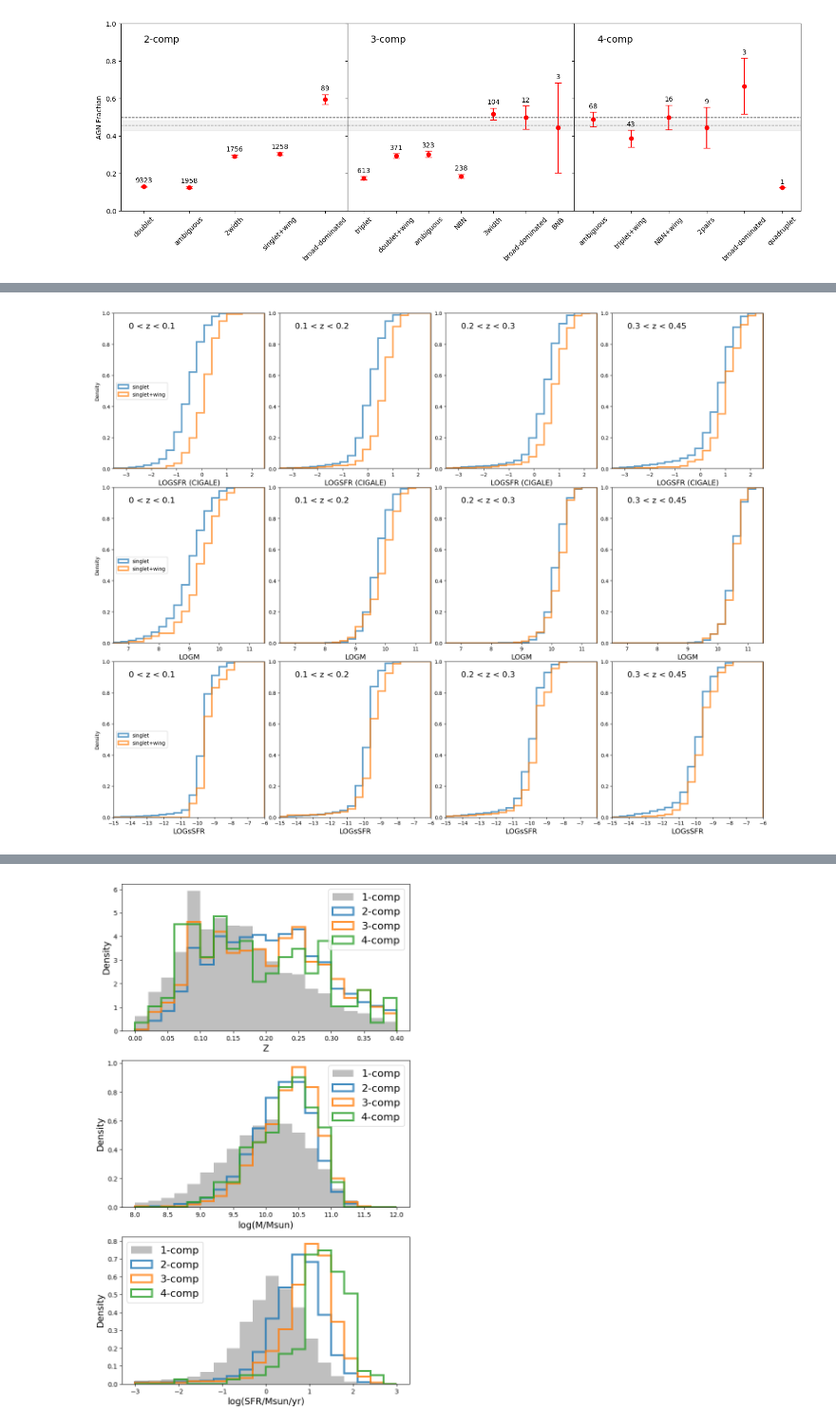
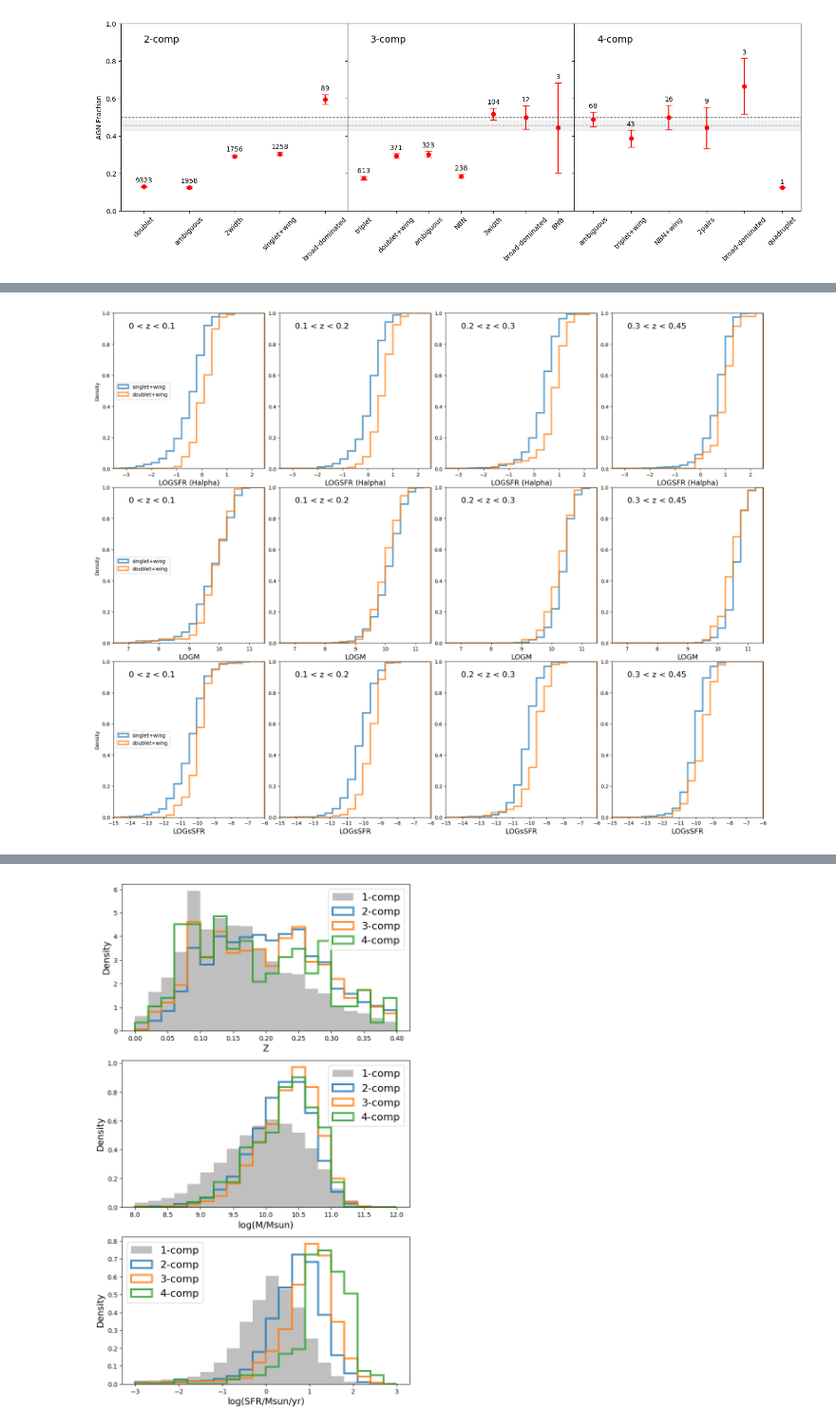
Before and after one commit to hyp0515/searching_inflow, a Jupyter notebook: classification.ipynb, the cells around one changed output, grey strips where cells are left out. Shown at 95% size. Drawn from its saved outputs; the diff is of its cells as text; code cells hidden in the pictures.

```diff
--- a/classification.ipynb
+++ b/classification.ipynb
@@ -95,6 +95,7 @@ dp_components.head()
 # SIGMA[SIGMA[0]*SIGMA[1]*SIGMA[2]*SIGMA[3] > 0].head(50)
 # %%
 classification = DP.classify_kinematics(dp_components=dp_components[dp_components['TARGETID'].isin(dp_parent[dp_parent['N_COMP_FIT'] != 0]['TARGETID'])],
+                                        dp_parent=dp_parent[dp_parent['N_COMP_FIT'] != 0],
                                         drop_insig=True,
                                         bpt=dp_components[dp_components['TARGETID'].isin(dp_parent[dp_parent['N_COMP_FIT'] != 0]['TARGETID'])])
 # %%
@@ -182,7 +183,7 @@ ax[0].set_ylabel('AGN Fraction')
 Text(0, 0.5, 'AGN Fraction')
 [figure]
 # %%
-crit = (classification['N_KIN']==1)
+crit = (classification['N_KIN']==3) & (classification['KIN_CLASS']=='triplet') & (classification['AMP_LINE'] == 'Halpha')
 print(classification[crit]['AGN_FRAC'].describe())
 classification[crit].sort_values(by='AGN_FRAC', ascending=False).head(50)
 # %% [output]
@@ -233,3 +236,8 @@ classification[classification['TARGETID']==39627812436446420]
 # crits = [crit_1, crit_2, crit_3]
 # labels = ['singlet+wing', 'doublet+wing', 'triplet+wing']
+# %%
+crit_1 = ((classification['KIN_CLASS']=='singlet+wing')|(classification['KIN_CLASS']=='2width')) & (classification['N_KIN']==2) & (classification['LOGSFR']>-15)
+crit_2 = (classification['KIN_CLASS']=='doublet+wing') & (classification['N_KIN']==3) & (classification['LOGSFR']>-15)
+crits = [crit_1, crit_2]
+labels = ['singlet+wing', 'doublet+wing']
 # %%
@@ -242,6 +252,6 @@ classification[classification['TARGETID']==39627812436446420]
 # %%
-crit_1 = (classification['N_KIN']==1) & (classification['CNT_SF']==1)
-crit_2 = ((classification['KIN_CLASS']=='singlet+wing')|(classification['KIN_CLASS']=='2width')) & (classification['N_KIN']==2) & (classification['CNT_SF']==2)
-crits = [crit_1, crit_2]
-labels = ['singlet', 'singlet+wing']
+# crit_1 = (classification['N_KIN']==1) & (classification['LOGSFR']>-15)
+# crit_2 = ((classification['KIN_CLASS']=='singlet+wing')|(classification['KIN_CLASS']=='2width')) & (classification['N_KIN']==2) & (classification['LOGSFR']>-15)
+# crits = [crit_1, crit_2]
+# labels = ['singlet', 'singlet+wing']
 # %%
@@ -267,12 +277,13 @@ for i, z_range in enumerate(z_ranges):
     for j, crit in enumerate(crits):
         sub = dp_parent[dp_parent['TARGETID'].isin(classification[crit]['TARGETID'])]
         sub = sub[(sub['Z'] >= z_range[0]) & (sub['Z'] < z_range[1])]
+        sub = classification[classification['TARGETID'].isin(sub['TARGETID'])]
         ax[i].hist(sub['LOGSFR'], range=(-3.5, 2.5), bins=20, alpha=0.7, label=labels[j], density=True, histtype='step', linewidth=3, cumulative=True)
     # axes[i].set_title(f"{z_range[0]} < z < {z_range[1]}")
     ax[i].text(0.1, 0.9, f"{z_range[0]} < z < {z_range[1]}", transform=ax[i].transAxes, ha="left", fontsize=16)
     ax[i].set_ylim(0, 1)
     ax[i].set_xlim(-3.5, 2.5)
-    ax[i].set_xlabel("LOGSFR (CIGALE)", fontsize=14)
+    ax[i].set_xlabel("LOGSFR (Halpha)", fontsize=14)
 ax[0].legend(fontsize=10, loc='center left')
 ax[0].set_ylabel("Density")
 
@@ -280,35 +291,36 @@ ax = axes[1, :]
 for i, z_range in enumerate(z_ranges):
     for j, crit in enumerate(crits):
         sub = dp_parent[dp_parent['TARGETID'].isin(classification[crit]['TARGETID'])]
         sub = sub[(sub['Z'] >= z_range[0]) & (sub['Z'] < z_range[1])]
         ax[i].hist(sub['LOGM'], range=(6.5, 11.5), bins=20, alpha=0.7, label=labels[j], density=True, histtype='step', linewidth=3, cumulative=True)
     # axes[i].set_title(f"{z_range[0]} < z < {z_range[1]}")
     ax[i].text(0.1, 0.9, f"{z_range[0]} < z < {z_range[1]}", transform=ax[i].transAxes, ha="left", fontsize=16)
     ax[i].set_ylim(0, 1)
     ax[i].set_xlim(6.5, 11.5)
     ax[i].set_xlabel("LOGM", fontsize=14)
 ax[0].legend(fontsize=10, loc='center left')
 ax[0].set_ylabel("Density")
 
 ax = axes[2, :]
 for i, z_range in enumerate(z_ranges):
     for j, crit in enumerate(crits):
         sub = dp_parent[dp_parent['TARGETID'].isin(classification[crit]['TARGETID'])]
         sub = sub[(sub['Z'] >= z_range[0]) & (sub['Z'] < z_range[1])]
-        ax[i].hist(sub['LOGSFR']-sub['LOGM'], range=(-15, -6), bins=20, alpha=0.7, label=labels[j], density=True, histtype='step', linewidth=3, cumulative=True)
+        sub_sfr = classification[classification['TARGETID'].isin(sub['TARGETID'])]
+        ax[i].hist(sub_sfr['LOGSFR']-sub['LOGM'], range=(-15, -6), bins=20, alpha=0.7, label=labels[j], density=True, histtype='step', linewidth=3, cumulative=True)
     # axes[i].set_title(f"{z_range[0]} < z < {z_range[1]}")
     ax[i].text(0.1, 0.9, f"{z_range[0]} < z < {z_range[1]}", transform=ax[i].transAxes, ha="left", fontsize=16)
     ax[i].set_ylim(0, 1)
     ax[i].set_xlim(-15, -6)
     ax[i].set_xlabel("LOGsSFR", fontsize=14)
 ax[0].legend(fontsize=10, loc='center left')
 ax[0].set_ylabel("Density")
 
 
 
 plt.show()
 # %% [output]
-[figure, old version]
+[figure, new version]
 # %%
 plt.scatter(dp_parent[dp_components['TARGETID'].isin(classification[crit_1]['TARGETID'])]['LOGM'],
              dp_parent[dp_components['TARGETID'].isin(classification[crit_1]['TARGETID'])]['LOGSFR'],
```
Also changed, not shown: parts of 17 cells of this notebook, 3 other files.
